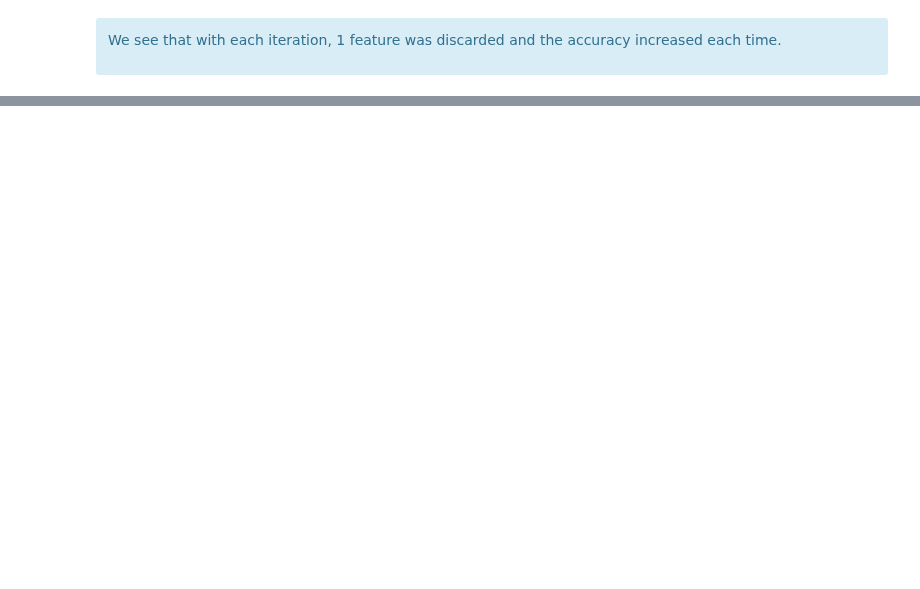
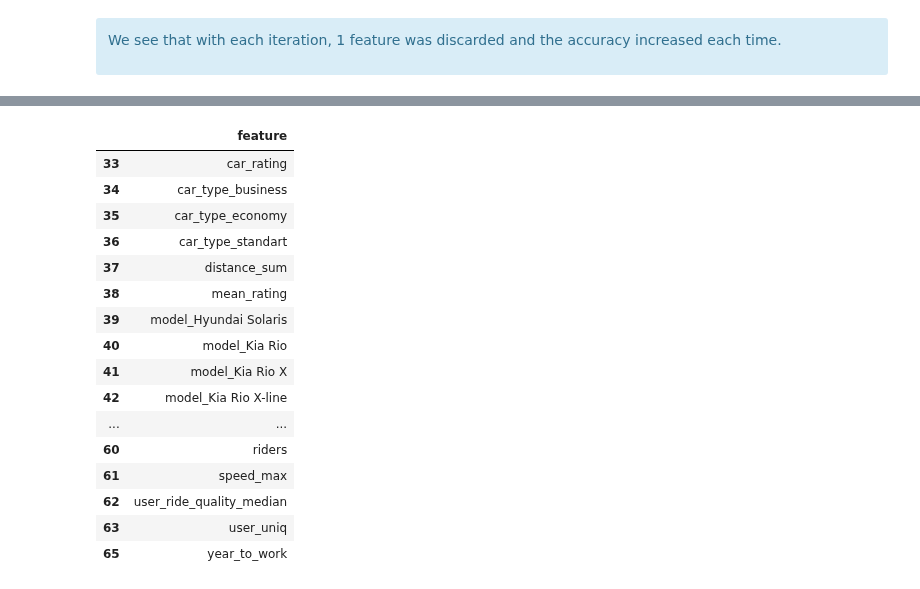
Before and after one commit to aziart/comp-ds, a Jupyter notebook: notebooks/03.3.02 - Feature Selection.ipynb, the cells around one changed output, grey strips where cells are left out. Saved outputs shown, nothing was run; the diff lists cells and outputs as text; code cells hidden in the pictures; blank space fills up the shorter version.

```diff
--- a/notebooks/03.3.02 - Feature Selection.ipynb
+++ b/notebooks/03.3.02 - Feature Selection.ipynb
@@ -428,0 +512,7 @@ We see that with each iteration, 1 feature was discarded and the accuracy increa
+# %%
+le = LabelEncoder()
+y_train_enc = le.fit_transform(y_train)
+br = BoostARoota(metric='logloss', silent=True)
+
+# fit the model for the subset of variables
+# br.fit(X_train, y_train_enc)
@@ -428,0 +543,21 @@ We see that with each iteration, 1 feature was discarded and the accuracy increa
+# %%
+# We can look at the feature importance values as follows:
+pd.DataFrame(br.keep_vars_)
+# %% [output]
+|  | feature |
+| 33 | car_rating |
+| 34 | car_type_business |
+| 35 | car_type_economy |
+| 36 | car_type_standart |
+| 37 | distance_sum |
+| 38 | mean_rating |
+| 39 | model_Hyundai Solaris |
+| 40 | model_Kia Rio |
+| 41 | model_Kia Rio X |
+| 42 | model_Kia Rio X-line |
+| ... | ... |
+| 60 | riders |
+| 61 | speed_max |
+| 62 | user_ride_quality_median |
+| 63 | user_uniq |
+| 65 | year_to_work |
```
Also changed, not shown: parts of 21 cells of this notebook, 12 other files.
